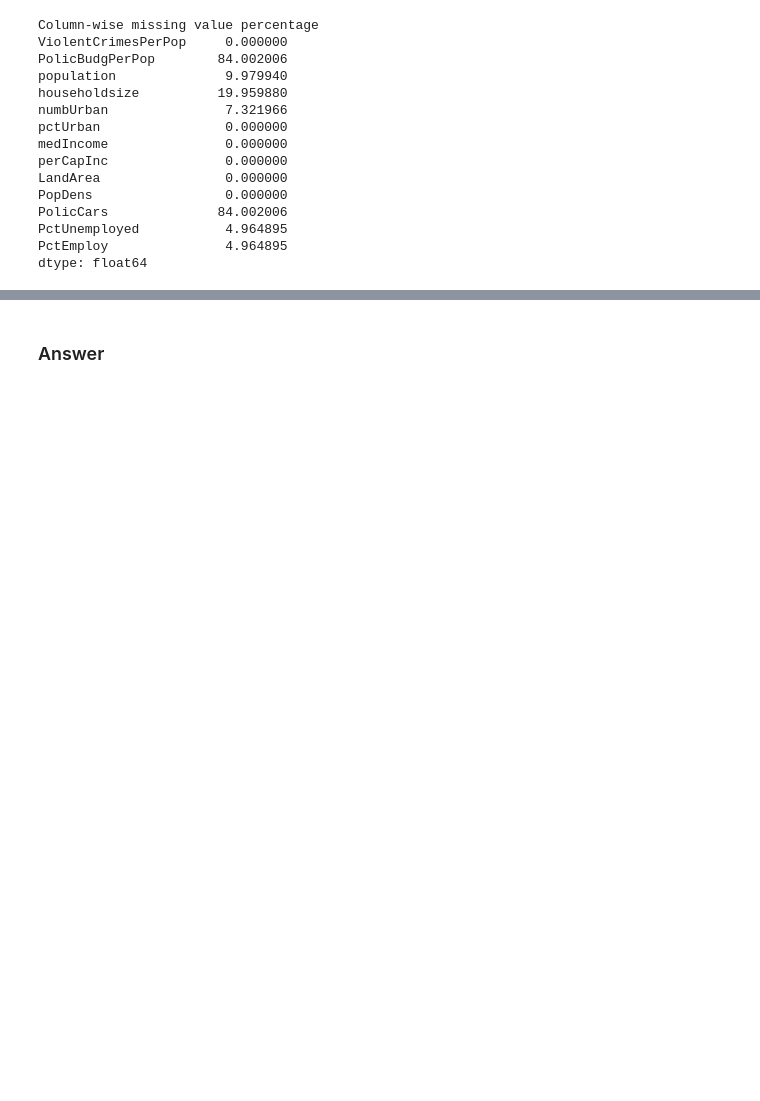
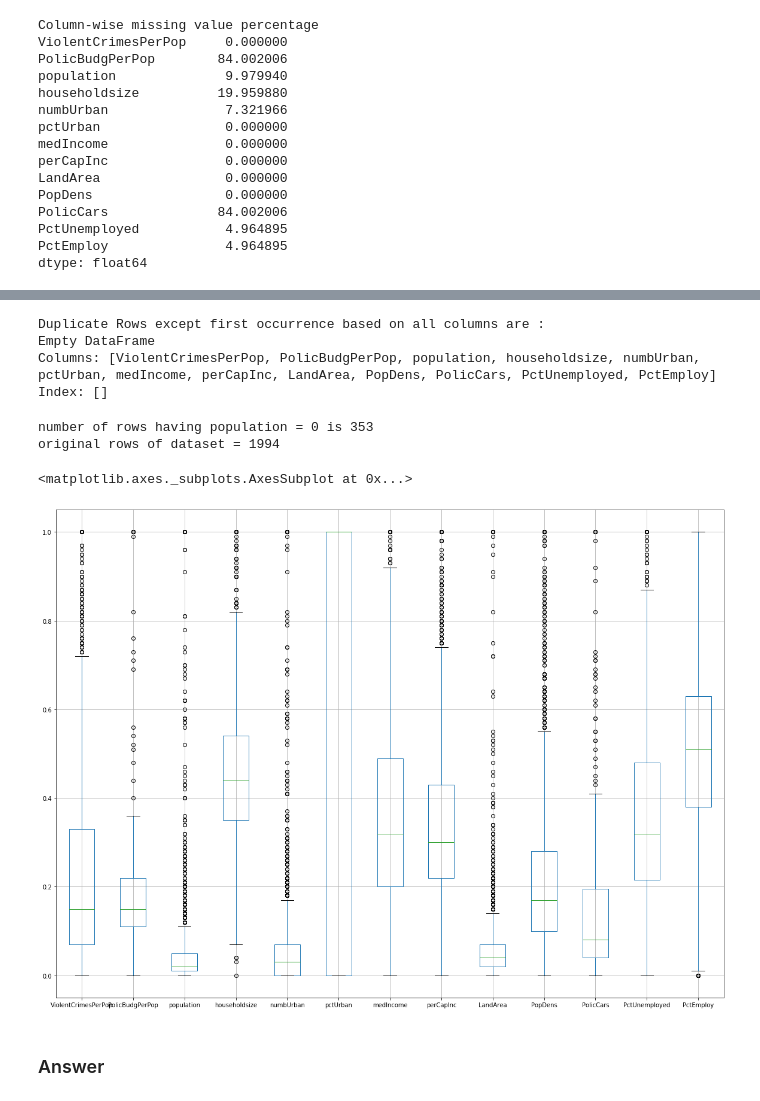
Before and after one commit to FinTrek/Adv-Predictive-Modeling, a Jupyter notebook: HW 2/HW2-F19-MIS382N.ipynb, the cells around one changed output, grey strips where cells are left out. Cells and saved outputs as stored; diff of their text form; code cells hidden in the pictures; blank space fills up the shorter version.

```diff
--- a/HW 2/HW2-F19-MIS382N.ipynb
+++ b/HW 2/HW2-F19-MIS382N.ipynb
@@ -376,3 +392,25 @@ dtype: float64
+# %%
+duplicateRowsDF = dataset[dataset.duplicated()]
+
+print("Duplicate Rows except first occurrence based on all columns are :")
+print(duplicateRowsDF)
+# %% [output]
+Duplicate Rows except first occurrence based on all columns are :
+Empty DataFrame
+Columns: [ViolentCrimesPerPop, PolicBudgPerPop, population, householdsize, numbUrban, pctUrban, medIncome, perCapInc, LandArea, PopDens, PolicCars, PctUnemployed, PctEmploy]
+Index: []
+# %%
+df = dataset[(dataset["population"] == 0)]
+print("number of rows having population = 0 is",len(df)) #this seems weird, how can a city have 0 population, how is population measured?
+print("original rows of dataset =", len(dataset))
+# %% [output]
+number of rows having population = 0 is 353
+original rows of dataset = 1994
+# %%
+dataset.boxplot(figsize = (20, 15))
+# %% [output]
+<matplotlib.axes._subplots.AxesSubplot at 0x...>
+[figure, added]
 # %% [markdown]
 ### Answer
 # %%
```
Also changed, not shown: parts of 12 cells of this notebook.
